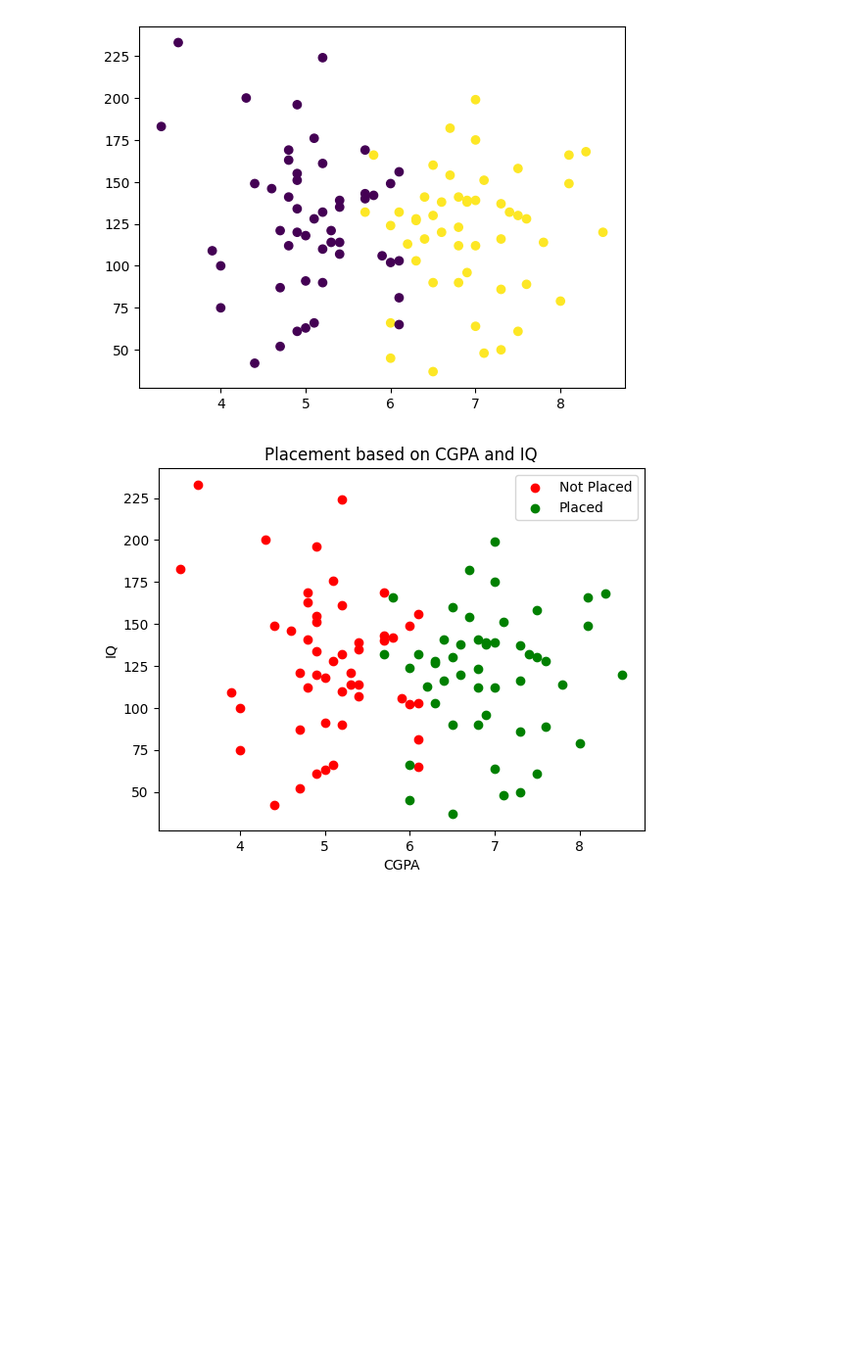
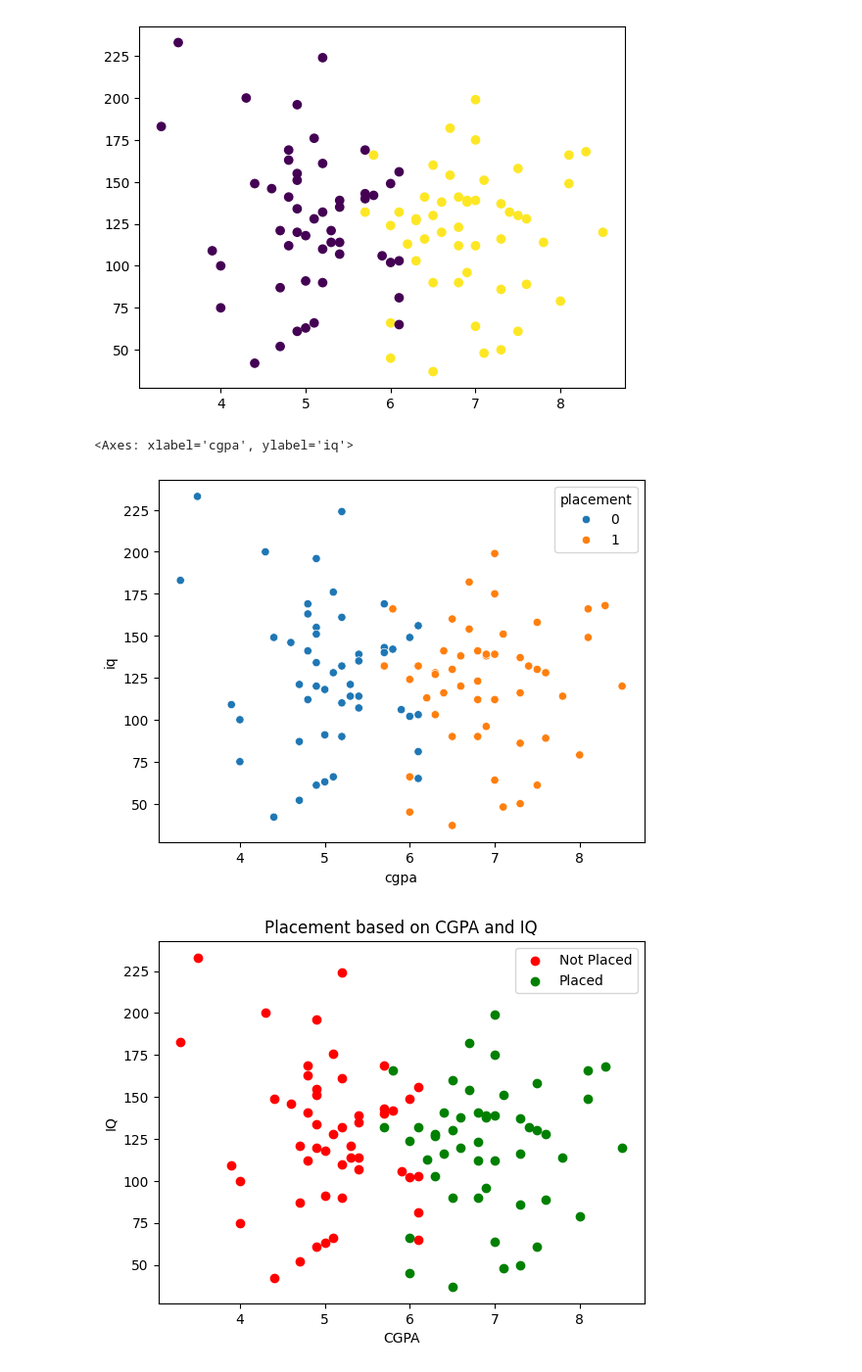
Before and after one commit to rakesh-mandal/ML, a Jupyter notebook: Placement_Prediction/placement_prediction.ipynb, the cells around one changed output. Shown at 98% size. Saved outputs shown, nothing was run; the diff lists cells and outputs as text; code cells hidden in the pictures; blank space fills up the shorter version.

```diff
--- a/Placement_Prediction/placement_prediction.ipynb
+++ b/Placement_Prediction/placement_prediction.ipynb
@@ -81,6 +81,12 @@ plt.scatter(df['cgpa'],df['iq'],c=df['placement'])
 [figure]
 # %%
 import seaborn as sns
+# %%
+#sns.scatterplot(x=df['cgpa'],y=df['iq'], hue=df['placement'])
+sns.scatterplot(data=df,x='cgpa', y='iq', hue=df['placement'])
+# %% [output]
+<Axes: xlabel='cgpa', ylabel='iq'>
+[figure, added]
 # %%
 plt.scatter(df[df['placement']==0]['cgpa'],
             df[df['placement']==0]['iq'],
```
